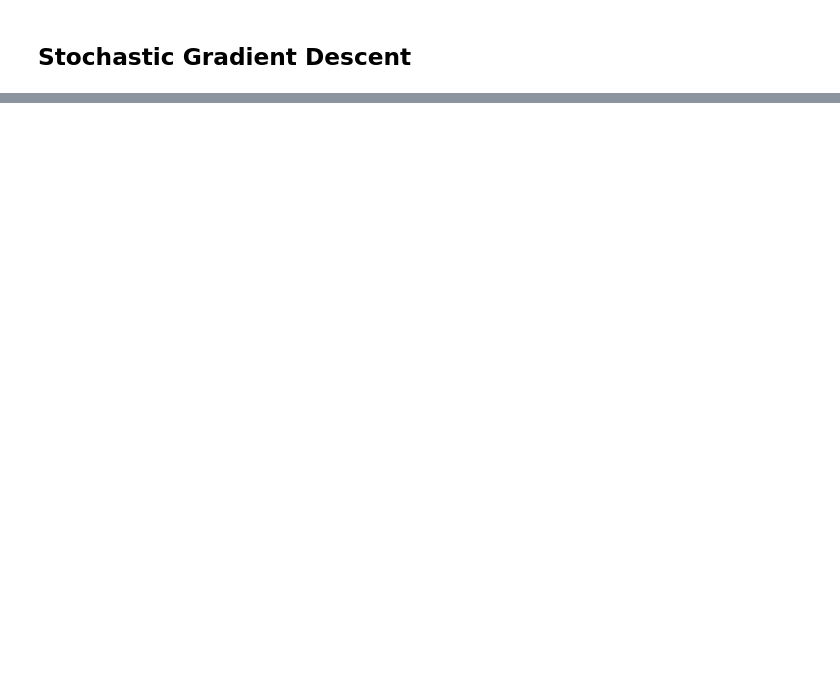
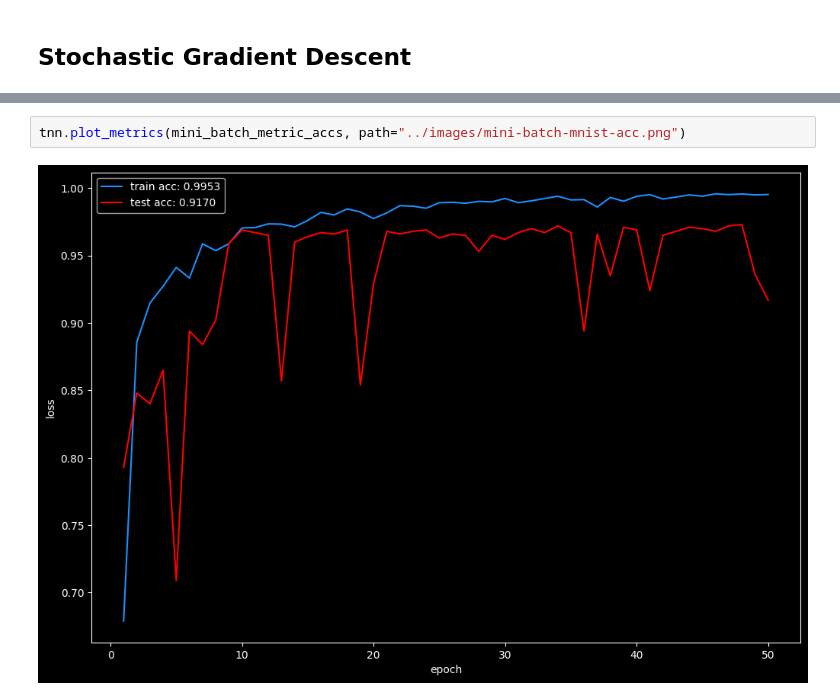
Before and after one commit to andrew-m-holmes/teaching-neural-networks, a Jupyter notebook: notebooks/mnist.ipynb, the cells around one changed output, grey strips where cells are left out. Drawn from its saved outputs; the diff is of its cells as text; blank space fills up the shorter version.

```diff
--- a/notebooks/mnist.ipynb
+++ b/notebooks/mnist.ipynb
@@ -212,0 +232,4 @@ KeyboardInterrupt:
+# %%
+tnn.plot_metrics(mini_batch_metric_accs, path="../images/mini-batch-mnist-acc.png")
+# %% [output]
+[figure, added]
```
Also changed, not shown: parts of 18 cells of this notebook, 9 other files.
